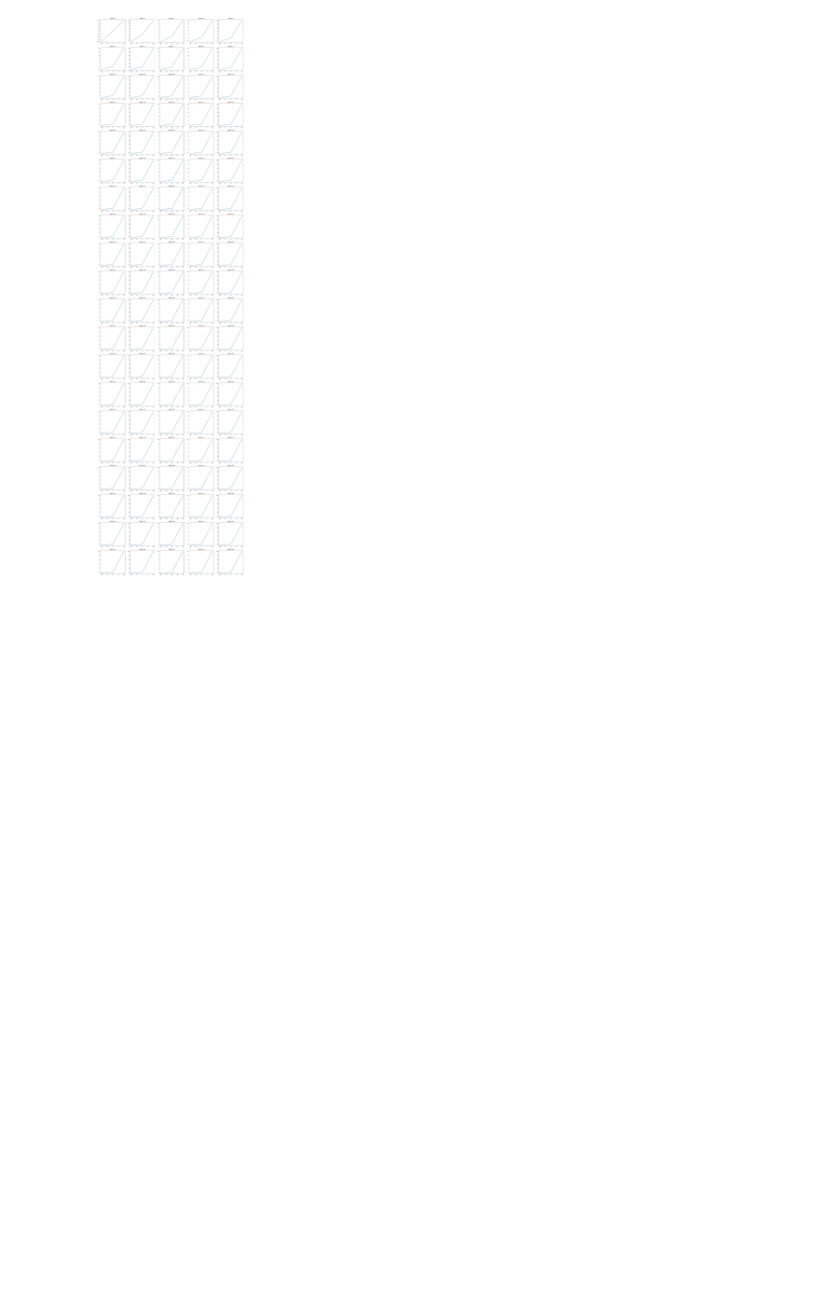
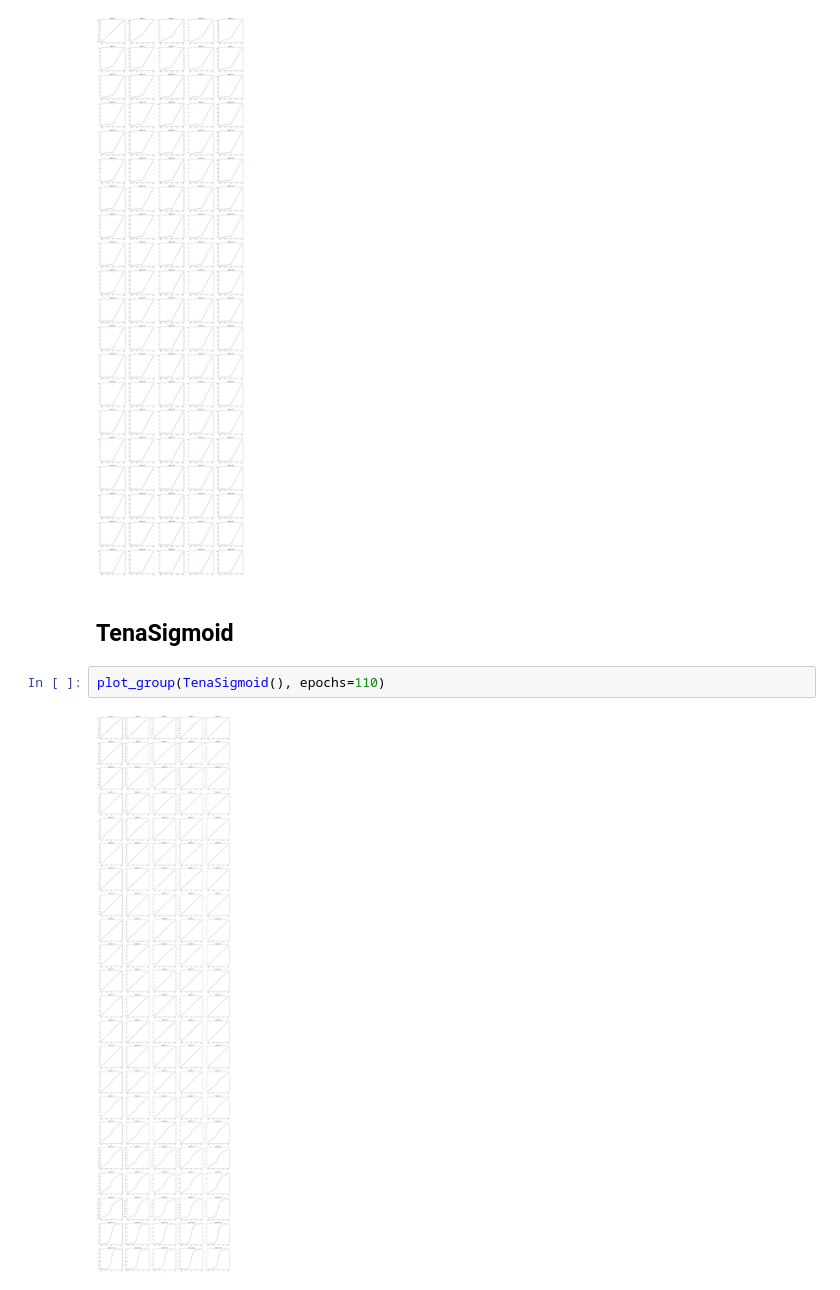
Before and after one commit to naiqili/tena, a Jupyter notebook: Demo.ipynb, the cells around one changed output. Cells and saved outputs as stored; diff of their text form; blank space fills up the shorter version.

Commit message:
TenaSigmoid implemented

```diff
--- a/Demo.ipynb
+++ b/Demo.ipynb
@@ -52,3 +51,9 @@ The same as LeakyReLU.
 plot_group(TenaReLU(), epochs=100)
 # %% [output]
 [figure]
+# %% [markdown]
+## TenaSigmoid
+# %%
+plot_group(TenaSigmoid(), epochs=110)
+# %% [output]
+[figure, added]
```
Also changed, not shown: parts of 2 cells of this notebook, 4 other files.
